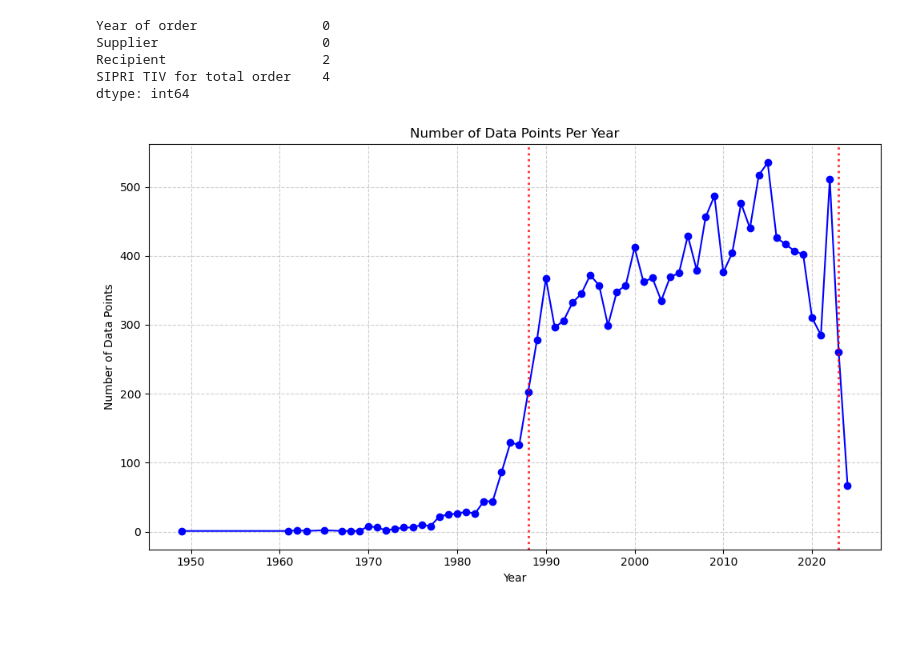
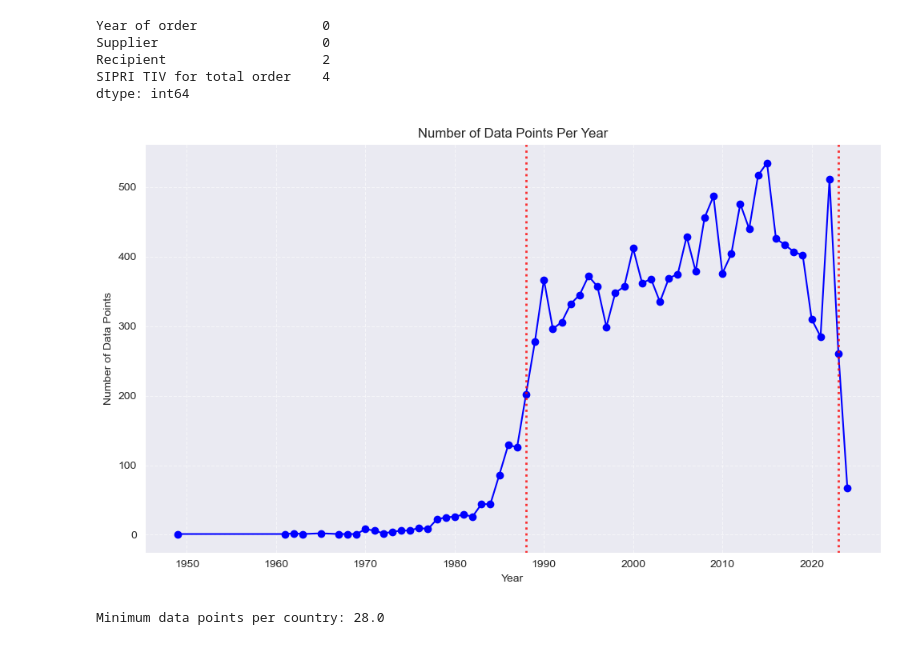
Before and after one commit to jorrit98/IM1002_Machine_Learning_Assignment, a Jupyter notebook: Anomaly_Detection_In_Arms_Trade.ipynb, the cells around one changed output. Drawn from its saved outputs; the diff is of its cells as text; code cells hidden in the pictures.

Commit message:
Restructuring of the Script, add evaluation metrics per county and EM/MV on Entire Dataset.

```diff
--- a/Anomaly_Detection_In_Arms_Trade.ipynb
+++ b/Anomaly_Detection_In_Arms_Trade.ipynb
@@ -267,60 +409,30 @@ df = df[df['SIPRI TIV for total order'] >= 0]
 # %%
 counts = (
     df.groupby('Year of order')
       .size()
       .reset_index(name="n_obs")
       .sort_values('Year of order')
 
 )
 counts["se_proxy"] = 1 / np.sqrt(counts["n_obs"])
-counts["relative_se"] = (
-    counts["se_proxy"] / counts["se_proxy"].min()
-)
+counts["relative_se"] = (counts["se_proxy"] / counts["se_proxy"].min())
+
 precision_threshold = 2.0
 
-counts["precise_enough"] = (
-    counts["relative_se"] <= precision_threshold
-)
+counts["precise_enough"] = (counts["relative_se"] <= precision_threshold)
 
-precision_year_left = counts.loc[
-    counts["precise_enough"], 'Year of order'
-].min()
+precision_year_left = counts.loc[counts["precise_enough"], 'Year of order'].min()
+precision_year_right = counts.loc[counts["precise_enough"], 'Year of order'].max()
 
-precision_year_right = counts.loc[
-    counts["precise_enough"], 'Year of order'
-].max()
-
-data_points_per_year = df.groupby('Year of order').size()
 
 # Plot the number of data points per year
-plt.figure(figsize=(10, 6))
-plt.plot(data_points_per_year.index, data_points_per_year.values, marker='o', linestyle='-', color='blue')
-plt.title('Number of Data Points Per Year')
-plt.xlabel('Year')
-plt.ylabel('Number of Data Points')
-plt.grid(True, linestyle='--', alpha=0.6)
-plt.axvline(
-        x=precision_year_left,
-        color='red',
-        linestyle=':',
-        linewidth=2,
-        alpha=0.8
-    )
-plt.axvline(
-        x=precision_year_right,
-        color='red',
-        linestyle=':',
-        linewidth=2,
-        alpha=0.8
-    )
-plt.tight_layout()
-plt.savefig('results/data_points_per_year.png', format='png', dpi=300)
-plt.show()
+data_points_per_year = df.groupby('Year of order').size()
+plot_datapoints_per_year(data_points_per_year, precision_year_left, precision_year_right)
 
-
+#reset dataframe to feasible bandwidth
 df = df[(df['Year of order'] >= precision_year_left) & (df['Year of order'] <= precision_year_right)]
 # %% [output]
-[figure, old version]
+[figure, new version]
 # %%
 # =========================
 # 3. Create Yearly Graphs
@@ -376,4 +488,17 @@ features_df = (
 # ================================================================
 
 features_df['year_scaled'] = MinMaxScaler().fit_transform(features_df[['year']])
+# %%
+feature_cols = [
+    'year_scaled',
+    'in_degree',
+    'out_degree',
+    'weighted_in_degree',
+    'weighted_out_degree'
+]
+
+minimum_data_points = np.round((precision_year_right - precision_year_left) * 0.8, 0)
+print(f"Minimum data points per country: {minimum_data_points}")
+# %% [output]
+Minimum data points per country: 28.0
 # %%
```
Also changed, not shown: parts of 11 cells of this notebook.
